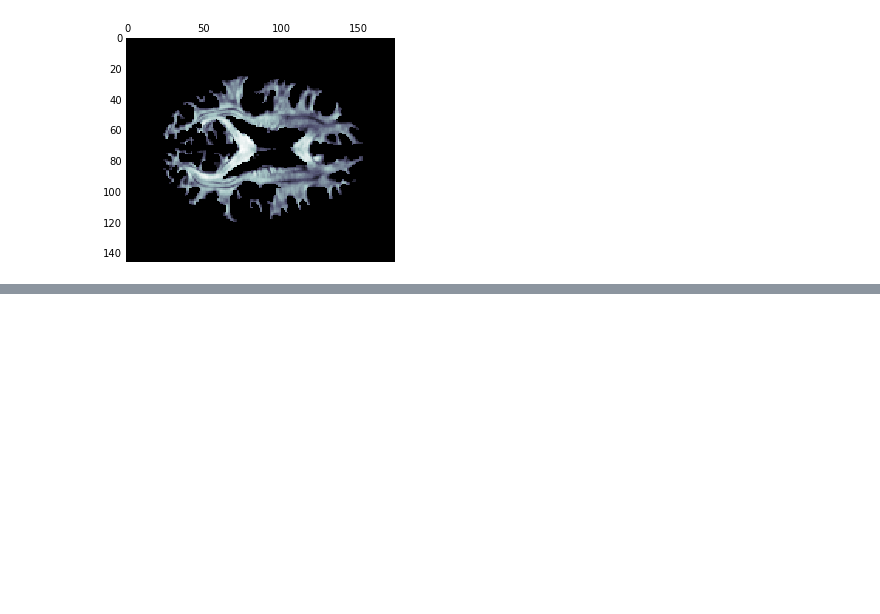
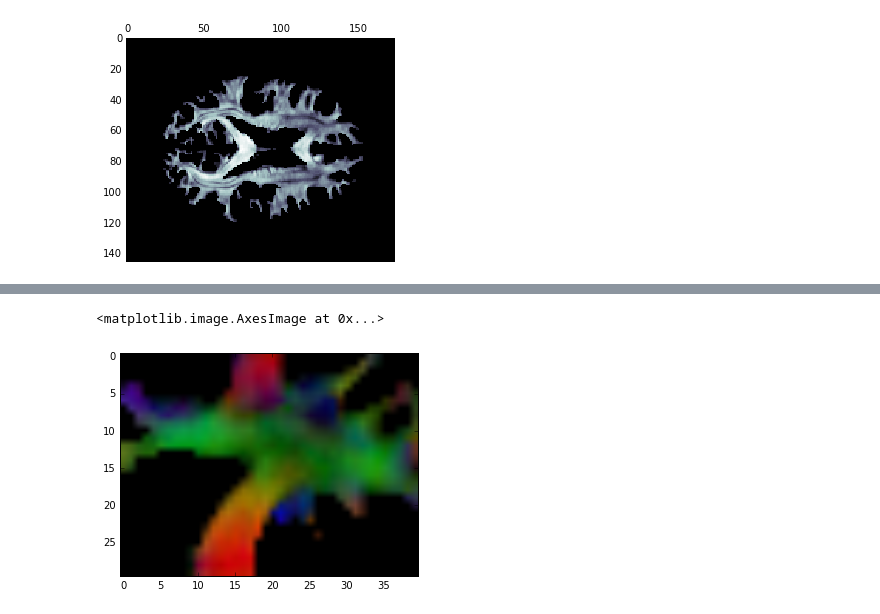
Before and after one commit to arokem/dki-accuracy-reliability, a Jupyter notebook: track-hcp-from-callosum.ipynb, the cells around one changed output, grey strips where cells are left out. Saved outputs shown, nothing was run; the diff lists cells and outputs as text; code cells hidden in the pictures; blank space fills up the shorter version.

```diff
--- a/track-hcp-from-callosum.ipynb
+++ b/track-hcp-from-callosum.ipynb
@@ -85,0 +85,5 @@ plt.imshow(cfa[:, :, 70])
+# %%
+plt.imshow(cfa[45:75, 110:150, 60])
+# %% [output]
+<matplotlib.image.AxesImage at 0x...>
+[figure, added]
```
Also changed, not shown: parts of 5 cells of this notebook.
